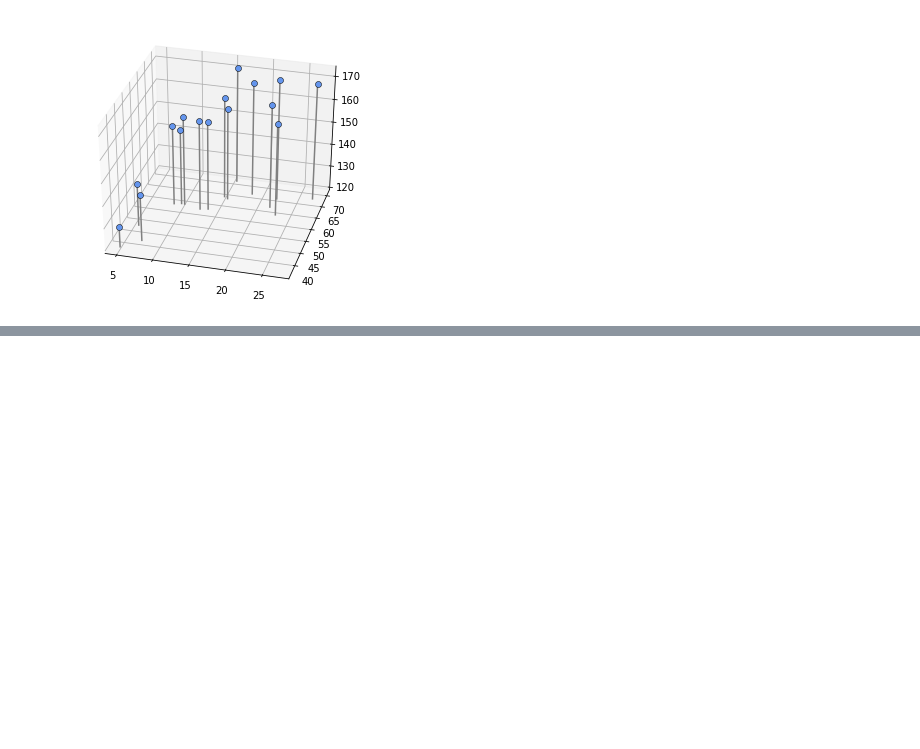
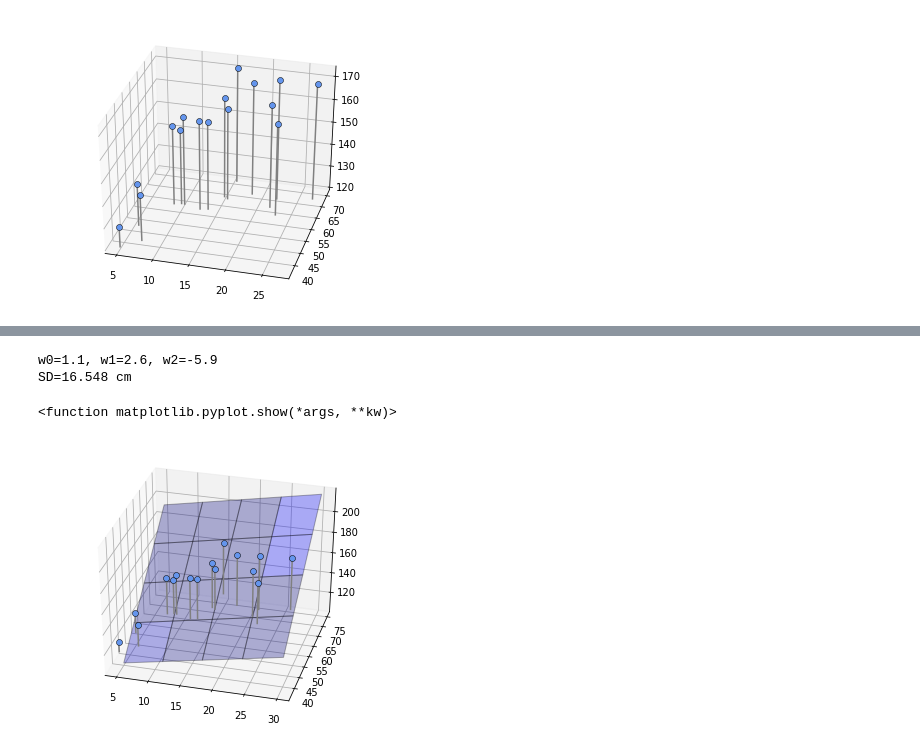
Before and after one commit to rimever/NewMachineLearningTextbook, a Jupyter notebook: chapter5/chapter5.ipynb, the cells around one changed output, grey strips where cells are left out. Saved outputs shown, nothing was run; the diff lists cells and outputs as text; code cells hidden in the pictures; blank space fills up the shorter version.

```diff
--- a/chapter5/chapter5.ipynb
+++ b/chapter5/chapter5.ipynb
@@ -228,0 +254,27 @@ plt.show
+# %%
+def fit_plane(x0, x1, t):
+    c_tx0 = np.mean(t * x0) - np.mean(t) * np.mean(x0)
+    c_tx1 = np.mean(t * x1) - np.mean(t) * np.mean(x1)
+    c_x0x1 = np.mean(x0 * x1) - np.mean(x0) * np.mean(x1)
+    v_x0 = np.var(x0)
+    v_x1 = np.var(x1)
+
+    w0 = (c_tx0 * c_x0x1 - v_x0 * c_tx1) / (c_x0x1**2 - v_x0 * v_x1)
+    w1 = (c_tx1 * c_x0x1 - v_x1 * c_tx1) / (c_x0x1**2 - v_x0 * v_x1)
+    w2 = -w0 * np.mean(x0) -  w1 * np.mean(x1) + np.mean(t)
+    return np.array([w0, w1, w2])
+
+plt.figure(figsize=(6,5))
+ax = plt.subplot(1, 1, 1, projection='3d')
+W = fit_plane(X0, X1, T)
+print("w0={0:.1f}, w1={1:.1f}, w2={2:.1f}".format(W[0],W[1],W[2]))
+show_plane(ax,W)
+show_data2(ax, X0, X1, T)
+mse = mse_plane(X0, X1, T, W)
+print("SD={0:.3f} cm".format(np.sqrt(mse)))
+plt.show
+# %% [output]
+w0=1.1, w1=2.6, w2=-5.9
+SD=16.548 cm
+<function matplotlib.pyplot.show(*args, **kw)>
+[figure, added]
```
Also changed, not shown: parts of 4 cells of this notebook, 1 other file.
